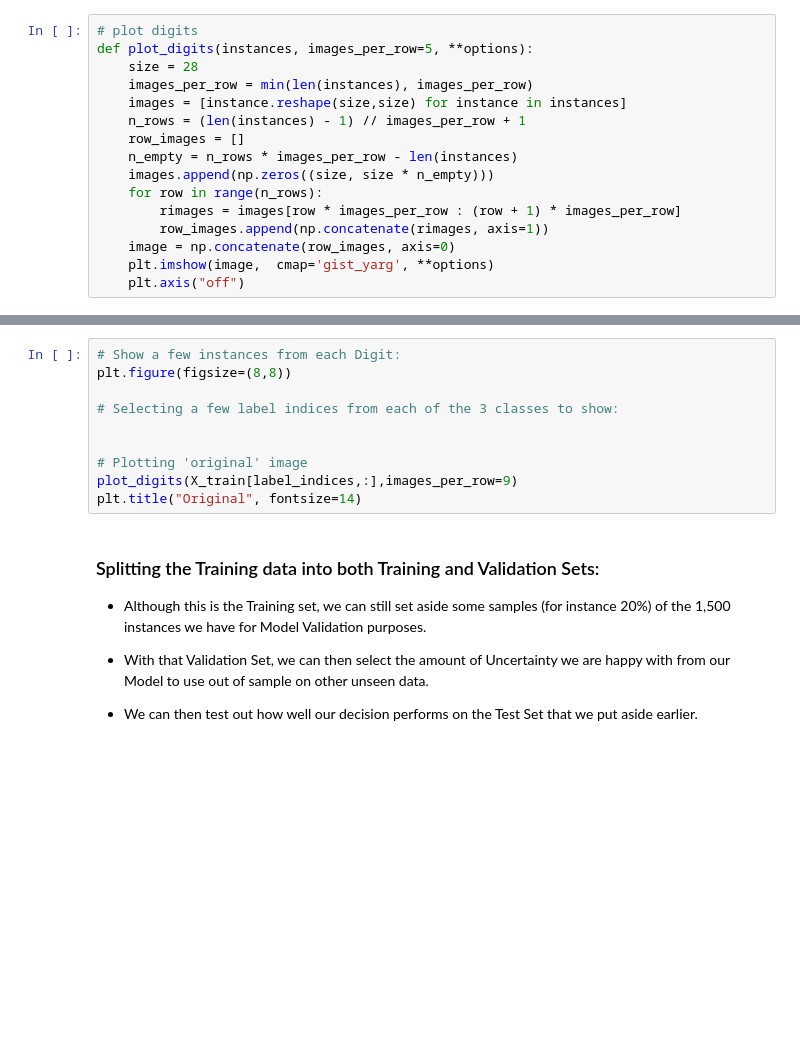
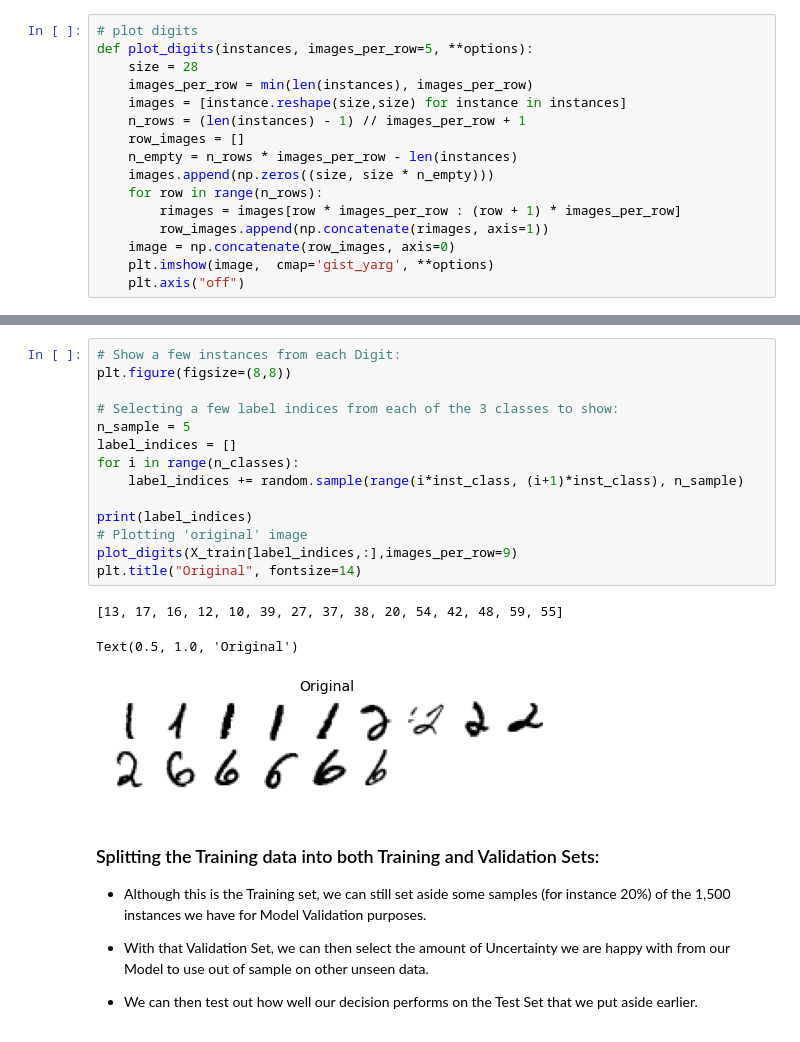
Before and after one commit to jimgibb/ET5003_SEM1_2021-2, a Jupyter notebook: Week-1/ET5003_Etivity1_JimGibbons_20188196.ipynb, the cells around one changed output, grey strips where cells are left out. Drawn from its saved outputs; the diff is of its cells as text; blank space fills up the shorter version.

```diff
--- a/Week-1/ET5003_Etivity1_JimGibbons_20188196.ipynb
+++ b/Week-1/ET5003_Etivity1_JimGibbons_20188196.ipynb
@@ -225,13 +259,21 @@ def plot_digits(instances, images_per_row=5, **options):
 # %%
 # Show a few instances from each Digit:
 plt.figure(figsize=(8,8))
 
 # Selecting a few label indices from each of the 3 classes to show:
+n_sample = 5
+label_indices = []
+for i in range(n_classes):
+    label_indices += random.sample(range(i*inst_class, (i+1)*inst_class), n_sample)
 
-
+print(label_indices)
 # Plotting 'original' image
 plot_digits(X_train[label_indices,:],images_per_row=9)
 plt.title("Original", fontsize=14)
+# %% [output]
+[13, 17, 16, 12, 10, 39, 27, 37, 38, 20, 54, 42, 48, 59, 55]
+Text(0.5, 1.0, 'Original')
+[figure, added]
 # %% [markdown]
 ###  Splitting the Training data into both Training and Validation Sets:
 
```
Also changed, not shown: parts of 13 cells of this notebook.
